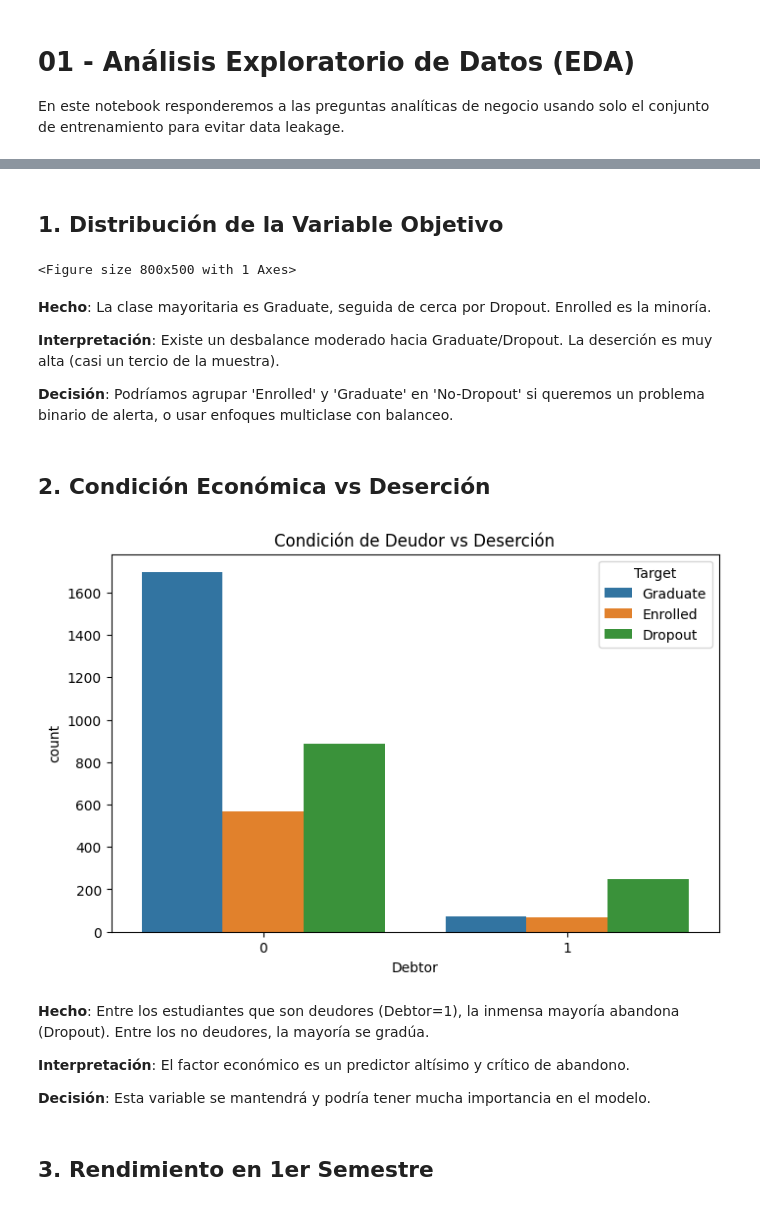
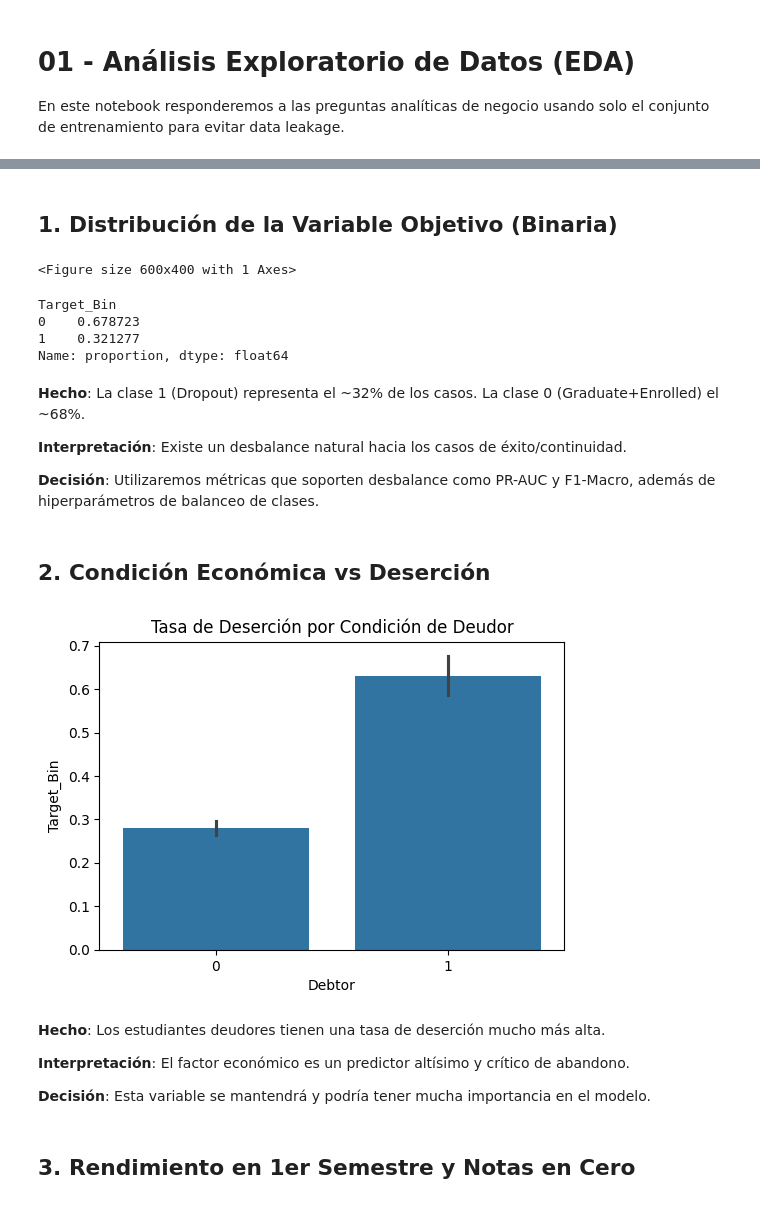
Before and after one commit to JorgeGarciaCS/TP1_DataMining, a Jupyter notebook: notebooks/01_eda.ipynb, the cells around one changed output, grey strips where cells are left out. Drawn from its saved outputs; the diff is of its cells as text; code cells hidden in the pictures.

```diff
--- a/notebooks/01_eda.ipynb
+++ b/notebooks/01_eda.ipynb
@@ -26,34 +27,39 @@ please provide us feedback at https://github.com/pandas-dev/pandas/issues/54466
 5 rows × 31 columns
 # %% [markdown]
-## 1. Distribución de la Variable Objetivo
+## 1. Distribución de la Variable Objetivo (Binaria)
 # %%
-plt.figure(figsize=(8,5))
-sns.countplot(data=train_df, x='Target', order=['Dropout', 'Enrolled', 'Graduate'])
-plt.title('Distribución de la Variable Objetivo')
+plt.figure(figsize=(6,4))
+sns.countplot(data=train_df, x='Target_Bin')
+plt.title('Distribución de Target Binario (1=Dropout, 0=No-Dropout)')
 plt.show()
+print(train_df['Target_Bin'].value_counts(normalize=True))
 # %% [output]
-<Figure size 800x500 with 1 Axes>
+<Figure size 600x400 with 1 Axes>
+Target_Bin
+0    0.678723
+1    0.321277
+Name: proportion, dtype: float64
-# %% [markdown]
-**Hecho**: La clase mayoritaria es Graduate, seguida de cerca por Dropout. Enrolled es la minoría.
-
-**Interpretación**: Existe un desbalance moderado hacia Graduate/Dropout. La deserción es muy alta (casi un tercio de la muestra).
-
-**Decisión**: Podríamos agrupar 'Enrolled' y 'Graduate' en 'No-Dropout' si queremos un problema binario de alerta, o usar enfoques multiclase con balanceo.
+# %% [markdown]
+**Hecho**: La clase 1 (Dropout) representa el ~32% de los casos. La clase 0 (Graduate+Enrolled) el ~68%.
+
+**Interpretación**: Existe un desbalance natural hacia los casos de éxito/continuidad.
+
+**Decisión**: Utilizaremos métricas que soporten desbalance como PR-AUC y F1-Macro, además de hiperparámetros de balanceo de clases.
 # %% [markdown]
 ## 2. Condición Económica vs Deserción
 # %%
-plt.figure(figsize=(8,5))
-sns.countplot(data=train_df, x='Debtor', hue='Target')
-plt.title('Condición de Deudor vs Deserción')
+plt.figure(figsize=(6,4))
+sns.barplot(data=train_df, x='Debtor', y='Target_Bin')
+plt.title('Tasa de Deserción por Condición de Deudor')
 plt.show()
 # %% [output]
-[figure, old version]
+[figure, new version]
 # %% [markdown]
-**Hecho**: Entre los estudiantes que son deudores (Debtor=1), la inmensa mayoría abandona (Dropout). Entre los no deudores, la mayoría se gradúa.
+**Hecho**: Los estudiantes deudores tienen una tasa de deserción mucho más alta.
 
 **Interpretación**: El factor económico es un predictor altísimo y crítico de abandono.
 
 **Decisión**: Esta variable se mantendrá y podría tener mucha importancia en el modelo.
 # %% [markdown]
-## 3. Rendimiento en 1er Semestre
+## 3. Rendimiento en 1er Semestre y Notas en Cero
 # %%
```
Also changed, not shown: parts of 5 cells of this notebook, 19 other files.
